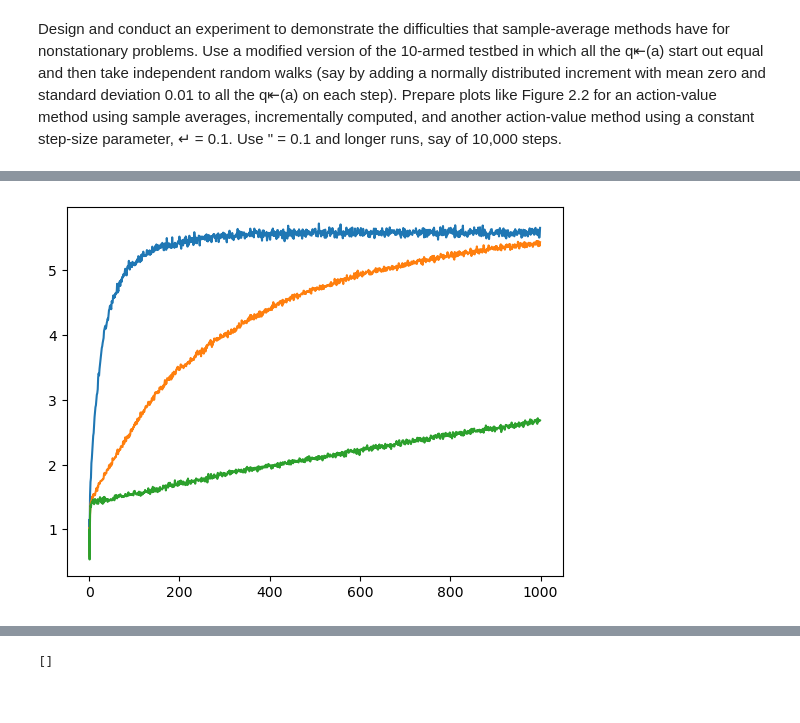
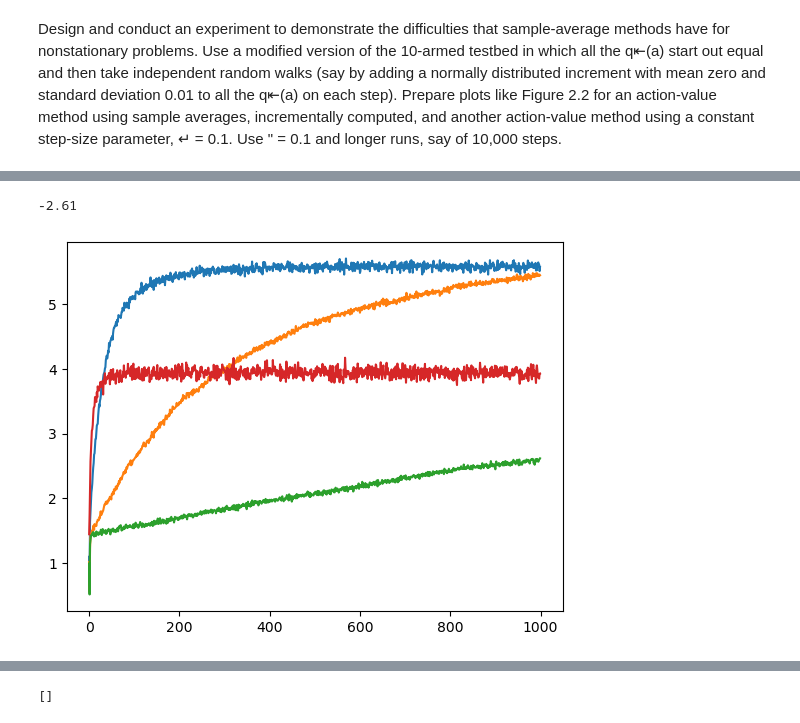
Before and after one commit to hugodrw/MSc-AI-Lab-Project, a Jupyter notebook: Misc/RL_Exercise_2_5.ipynb, the cells around one changed output, grey strips where cells are left out. Cells and saved outputs as stored; diff of their text form; code cells hidden in the pictures.

```diff
--- a/Misc/RL_Exercise_2_5.ipynb
+++ b/Misc/RL_Exercise_2_5.ipynb
@@ -15,3 +15,7 @@ print(get_reward(4))
+# %%
+get_reward(1)
+# %% [output]
+-2.61
 # %%
 def simple_bandit(limit,bandits,eps):
     Q = np.zeros(bandits)
@@ -43,16 +47,17 @@ def simple_bandit(limit,bandits,eps):
 # %%
 def average_reward(runs,step_limit,eps):
     sum_rewards = np.zeros(step_limit)
     for i in range(0,runs):
         current_rewards = simple_bandit(step_limit,9,eps)
         sum_rewards = sum_rewards + current_rewards
     avg_r = sum_rewards/runs
     plt.plot(range(0,len(avg_r)),avg_r,label = eps)
 average_reward(2000,1000,0.1)
 average_reward(2000,1000,0.01)
 average_reward(2000,1000,0.001)
+average_reward(2000,1000,0.5)
 # %% [output]
-[figure, old version]
+[figure, new version]
 # %%
 simple_bandit(1000,9)
 # %% [output]
```
Also changed, not shown: parts of 2 cells of this notebook, 1 other file.
